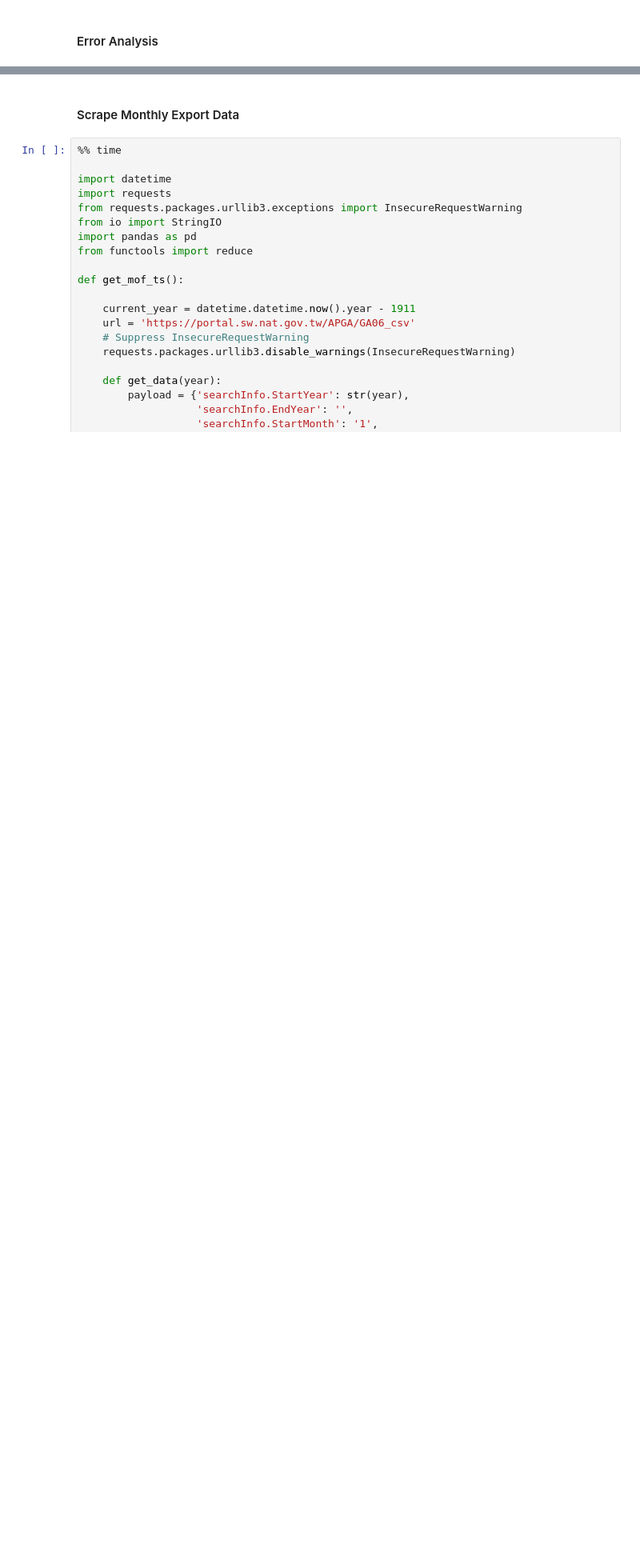
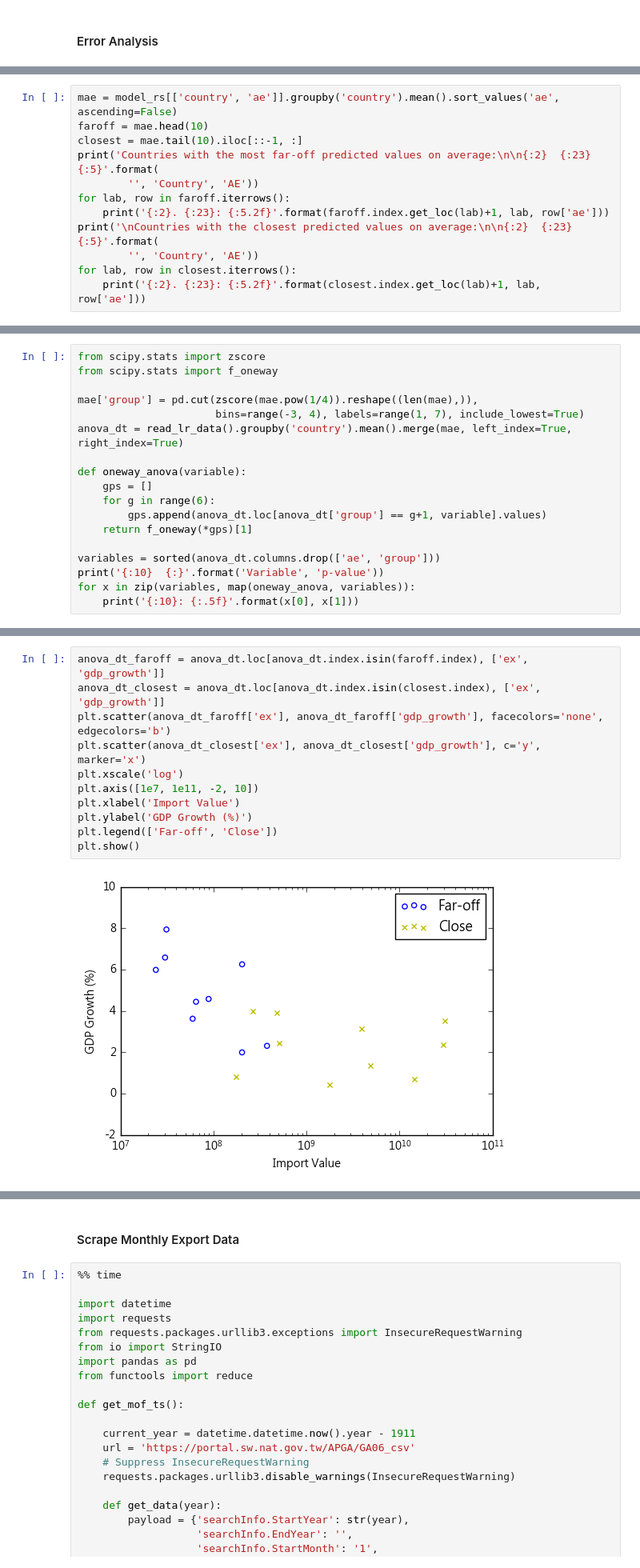
Before and after one commit to lincht/TradeModel, a Jupyter notebook: model/growth_pred.ipynb, the cells around one changed output, grey strips where cells are left out. Shown at 80% size. Saved outputs shown, nothing was run; the diff lists cells and outputs as text; blank space fills up the shorter version.

```diff
--- a/model/growth_pred.ipynb
+++ b/model/growth_pred.ipynb
@@ -506,0 +538,12 @@ Stratefied 5-fold cv errors:
+# %%
+mae = model_rs[['country', 'ae']].groupby('country').mean().sort_values('ae', ascending=False)
+faroff = mae.head(10)
+closest = mae.tail(10).iloc[::-1, :]
+print('Countries with the most far-off predicted values on average:\n\n{:2}  {:23}  {:5}'.format(
+        '', 'Country', 'AE'))
+for lab, row in faroff.iterrows():
+    print('{:2}. {:23}: {:5.2f}'.format(faroff.index.get_loc(lab)+1, lab, row['ae']))
+print('\nCountries with the closest predicted values on average:\n\n{:2}  {:23}  {:5}'.format(
+        '', 'Country', 'AE'))
+for lab, row in closest.iterrows():
+    print('{:2}. {:23}: {:5.2f}'.format(closest.index.get_loc(lab)+1, lab, row['ae']))
@@ -506,0 +568,18 @@ Stratefied 5-fold cv errors:
+# %%
+from scipy.stats import zscore
+from scipy.stats import f_oneway
+
+mae['group'] = pd.cut(zscore(mae.pow(1/4)).reshape((len(mae),)),
+                      bins=range(-3, 4), labels=range(1, 7), include_lowest=True)
+anova_dt = read_lr_data().groupby('country').mean().merge(mae, left_index=True, right_index=True)
+
+def oneway_anova(variable):
+    gps = []
+    for g in range(6):
+        gps.append(anova_dt.loc[anova_dt['group'] == g+1, variable].values)
+    return f_oneway(*gps)[1]
+
+variables = sorted(anova_dt.columns.drop(['ae', 'group']))
+print('{:10}  {:}'.format('Variable', 'p-value'))
+for x in zip(variables, map(oneway_anova, variables)):
+    print('{:10}: {:.5f}'.format(x[0], x[1]))
@@ -506,0 +594,13 @@ Stratefied 5-fold cv errors:
+# %%
+anova_dt_faroff = anova_dt.loc[anova_dt.index.isin(faroff.index), ['ex', 'gdp_growth']]
+anova_dt_closest = anova_dt.loc[anova_dt.index.isin(closest.index), ['ex', 'gdp_growth']]
+plt.scatter(anova_dt_faroff['ex'], anova_dt_faroff['gdp_growth'], facecolors='none', edgecolors='b')
+plt.scatter(anova_dt_closest['ex'], anova_dt_closest['gdp_growth'], c='y', marker='x')
+plt.xscale('log')
+plt.axis([1e7, 1e11, -2, 10])
+plt.xlabel('Import Value')
+plt.ylabel('GDP Growth (%)')
+plt.legend(['Far-off', 'Close'])
+plt.show()
+# %% [output]
+[figure, added]
```
Also changed, not shown: parts of 16 cells of this notebook.
